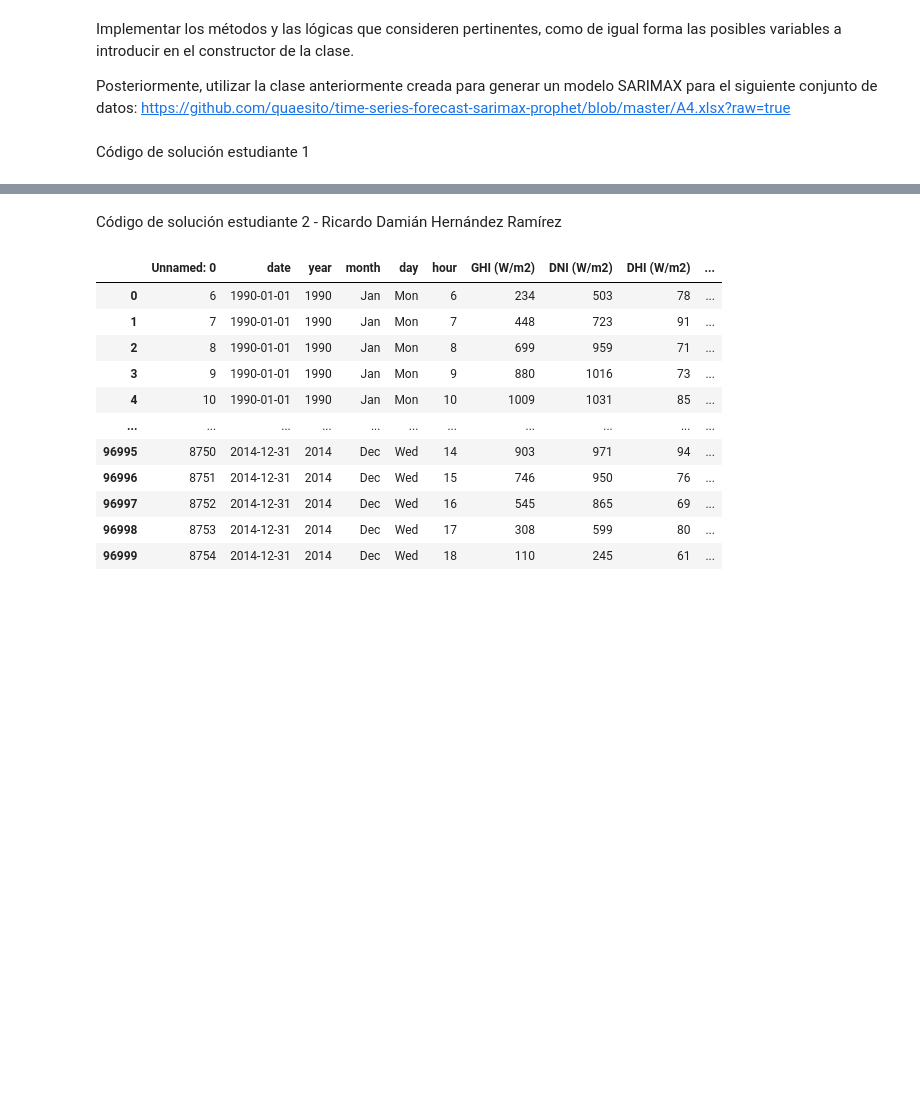
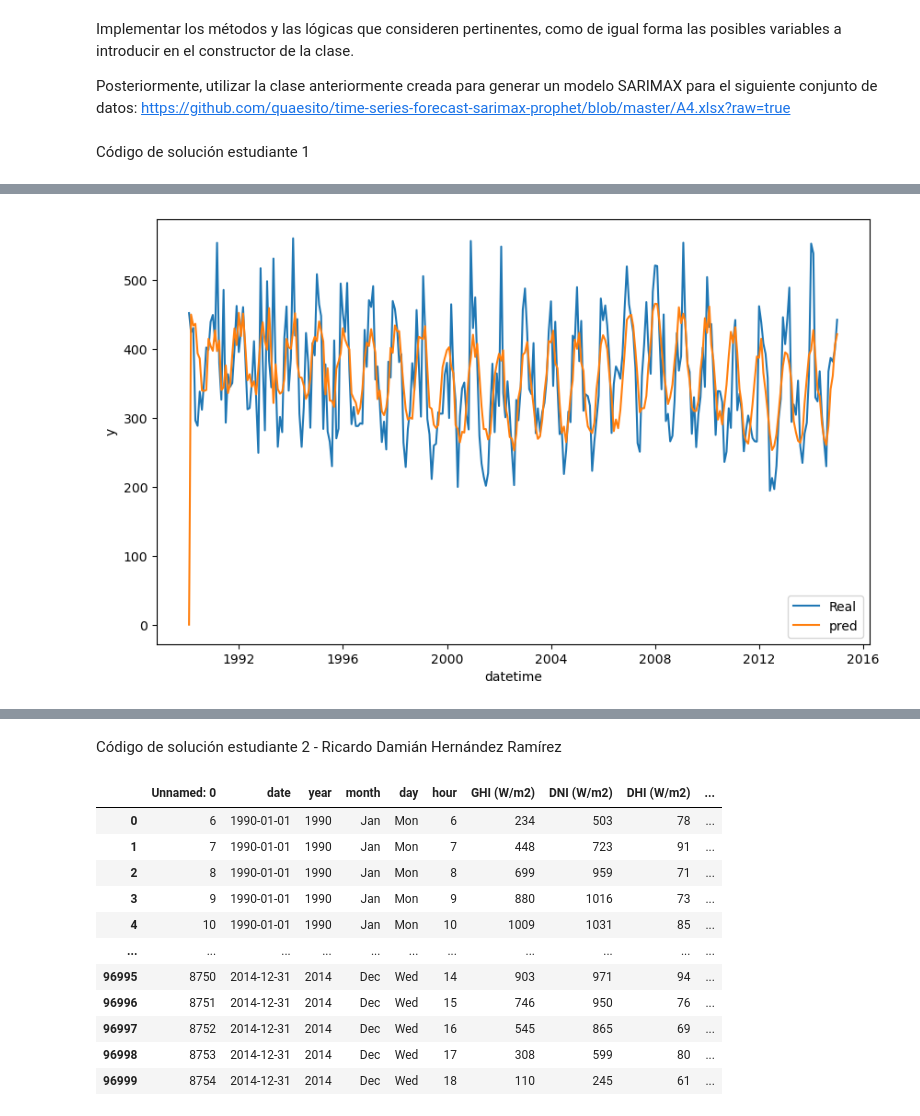
Before and after one commit to jaramillooo/T3_AECabrera, a Jupyter notebook: T3_AECabrera.ipynb, the cells around one changed output, grey strips where cells are left out. Drawn from its saved outputs; the diff is of its cells as text; code cells hidden in the pictures; blank space fills up the shorter version.

```diff
--- a/T3_AECabrera.ipynb
+++ b/T3_AECabrera.ipynb
@@ -47,0 +363,7 @@ Código de solución estudiante 1
+# %%
+so = (1, 0, 1, 12)
+o = (2, 2, 1)
+forcast = LinearForecast(data)
+model = forcast.sarimax_model(o, so)
+results = model.fit()
+print(results.summary())
@@ -47,0 +406,11 @@ Código de solución estudiante 1
+# %%
+predictions = results.predict()
+plt.figure(figsize=(10, 6))
+plt.plot(data, label='Real')
+plt.plot(predictions, label='pred', linestyle='-')
+plt.xlabel('datetime')
+plt.ylabel('y')
+plt.legend()
+plt.show()
+# %% [output]
+[figure, added]
```
Also changed, not shown: parts of 30 cells of this notebook.
